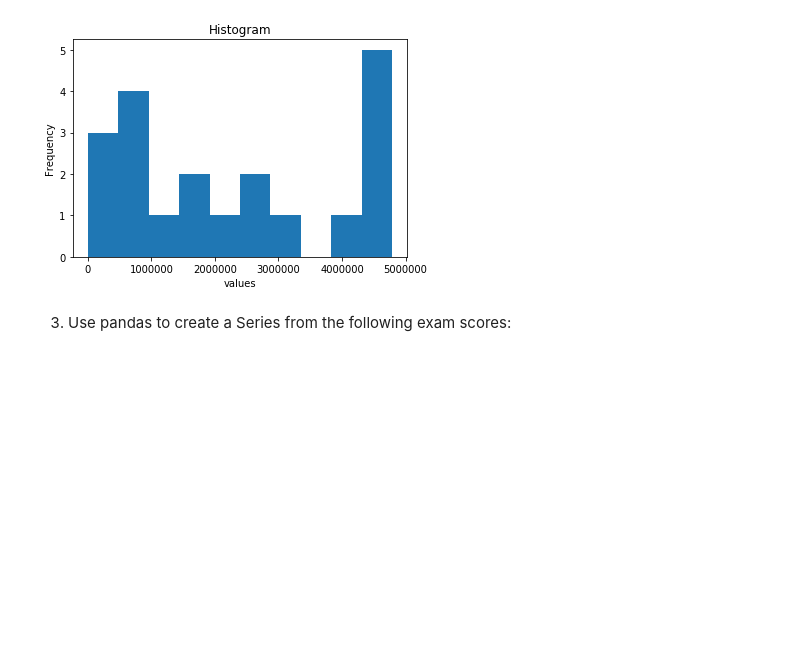
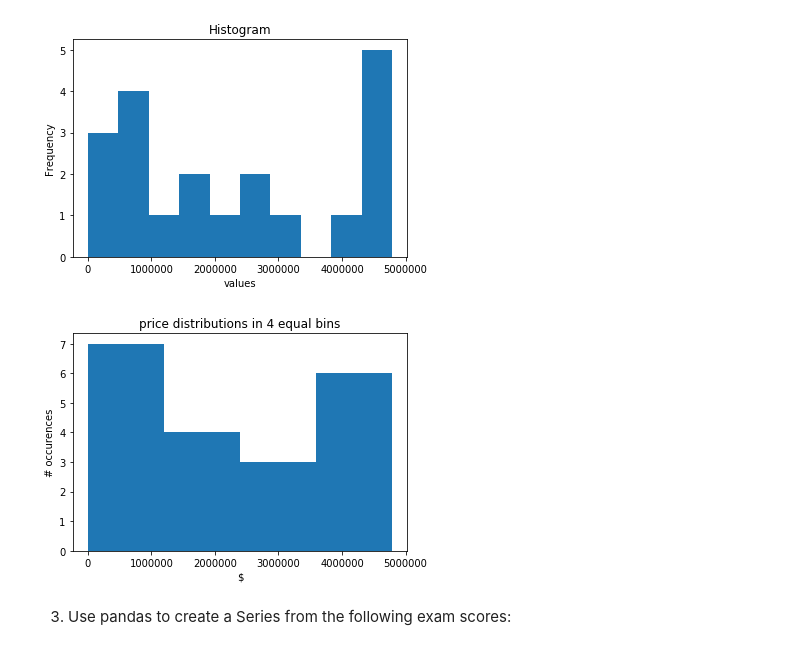
Before and after one commit to brandireger/python-exercises, a Jupyter notebook: 4.8.4.2_pandas_series.ipynb, the cells around one changed output. Cells and saved outputs as stored; diff of their text form; code cells hidden in the pictures; blank space fills up the shorter version.

```diff
--- a/4.8.4.2_pandas_series.ipynb
+++ b/4.8.4.2_pandas_series.ipynb
@@ -305,6 +328,15 @@ plt.xlabel('values')
 plt.show()
 # %% [output]
 [figure]
+# %%
+# Solution from class
+plt.title("price distributions in 4 equal bins")
+plt.xlabel("$")
+plt.ylabel("# occurences")
+plt.hist(num_dollar_values, bins=4)
+plt.show()
+# %% [output]
+[figure, added]
 # %% [markdown]
 3. Use pandas to create a Series from the following exam scores:
 # %%
```
Also changed, not shown: parts of 5 cells of this notebook, 2 other files.
